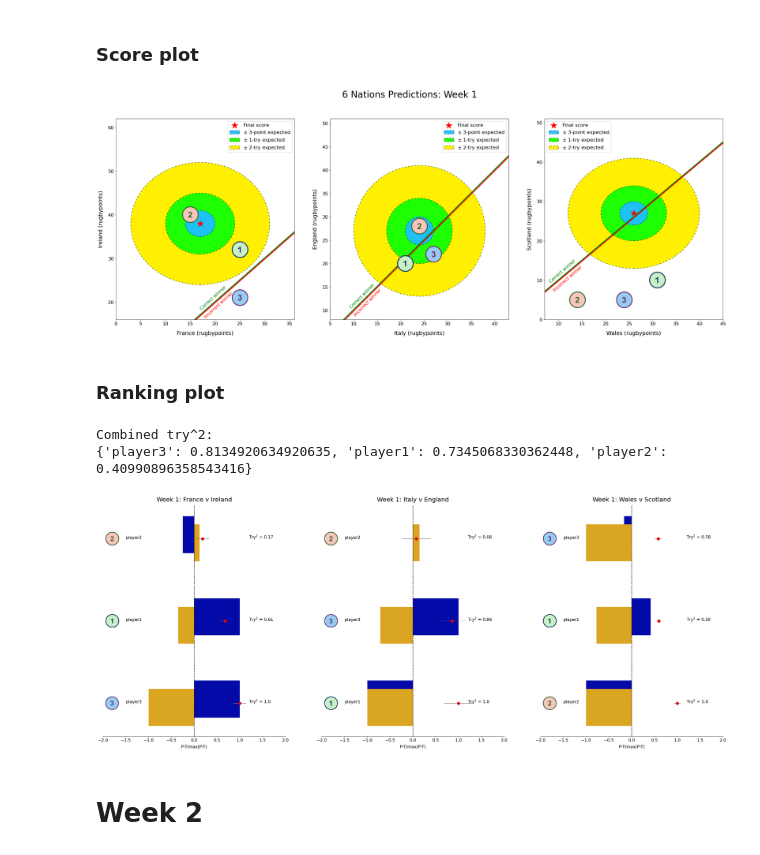
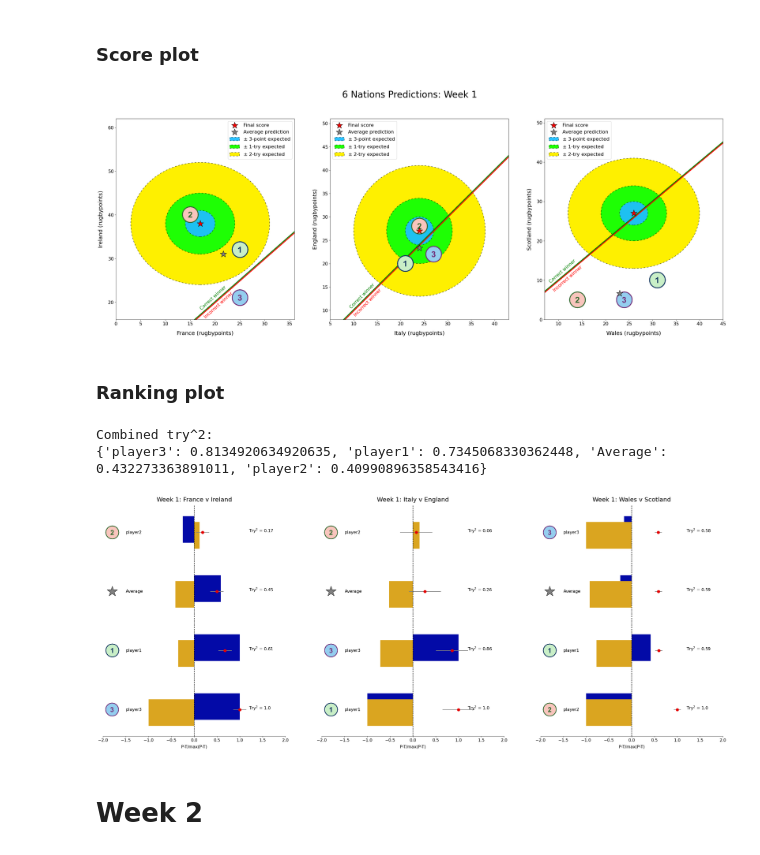
Before and after one commit to jjamieson12/SixNations_PredictionAnalysis, a Jupyter notebook: SixNationasPredictions_Example.ipynb, the cells around one changed output. Saved outputs shown, nothing was run; the diff lists cells and outputs as text; code cells hidden in the pictures.

```diff
--- a/SixNationasPredictions_Example.ipynb
+++ b/SixNationasPredictions_Example.ipynb
@@ -47,7 +48,8 @@ one_fig_height = 10.75
 marginLR = 3.5
 marginUD = 0.25
 fig, axs = plt.subplots(1,3,figsize=(36, 12),layout='tight') #Make seperate axes for each game
-plot_matches(axs,games,predictions,markers,FinalScore=FinalScore,Nexpected=3,show_winloss=True)
+plot_matches(axs,games,predictions,markers,FinalScore=FinalScore,Nexpected=3,show_average=True,show_winloss=True)
+
 
 plt.suptitle('6 Nations Predictions: Week 1',size=30,y=0.99)
 plt.show()
@@ -59,25 +61,25 @@ for i,ax in enumerate(axs):
     custom_crop = Bbox(np.array([[marginLR + i*one_fig_width, marginUD],[marginLR + (i+1)*one_fig_width, marginUD+one_fig_height]])) #Do it manually
     fig.savefig("Plots/Week1/SixN_Week1_Game"+str(i+1)+"_Example.png", bbox_inches=custom_crop)
 # %% [output]
-[figure, old version]
+[figure, new version]
 # %% [markdown]
 ### Ranking plot
 # %%
 one_fig_width = 10.7
 one_fig_height = 12.75
 marginLR = 4.5
 marginUD = 1.0
 fig, axs = plt.subplots(1,3,figsize=(40, 15))
 plt.subplots_adjust(wspace=0.2)
-plot_ranking(axs,games,predictions,markers,FinalScore,win_SF=0.9,week=1,draw_markers=True)
+plot_ranking(axs,games,predictions,markers,FinalScore,win_SF=0.9,week=1,draw_markers=True,show_average=True)
 fig.savefig("Plots/Week1/SixN_Week1_Rankings_AllGames_Example.png")
 for i,ax in enumerate(axs):
     custom_crop = Bbox(np.array([[marginLR + i*one_fig_width, marginUD],[marginLR + (i+1)*one_fig_width, marginUD+one_fig_height]])) #Do it manually
     fig.savefig("Plots/Week1/SixN_Week1_Rankings_Game"+str(i)+"_Example.png", bbox_inches=custom_crop)
 # %% [output]
 Combined try^2:
-{'player3': 0.8134920634920635, 'player1': 0.7345068330362448, 'player2': 0.40990896358543416}
+{'player3': 0.8134920634920635, 'player1': 0.7345068330362448, 'Average': 0.432273363891011, 'player2': 0.40990896358543416}
-[figure, old version]
+[figure, new version]
 # %% [markdown]
 # Week 2
 # %%
```
Also changed, not shown: parts of 9 cells of this notebook, 27 other files.
